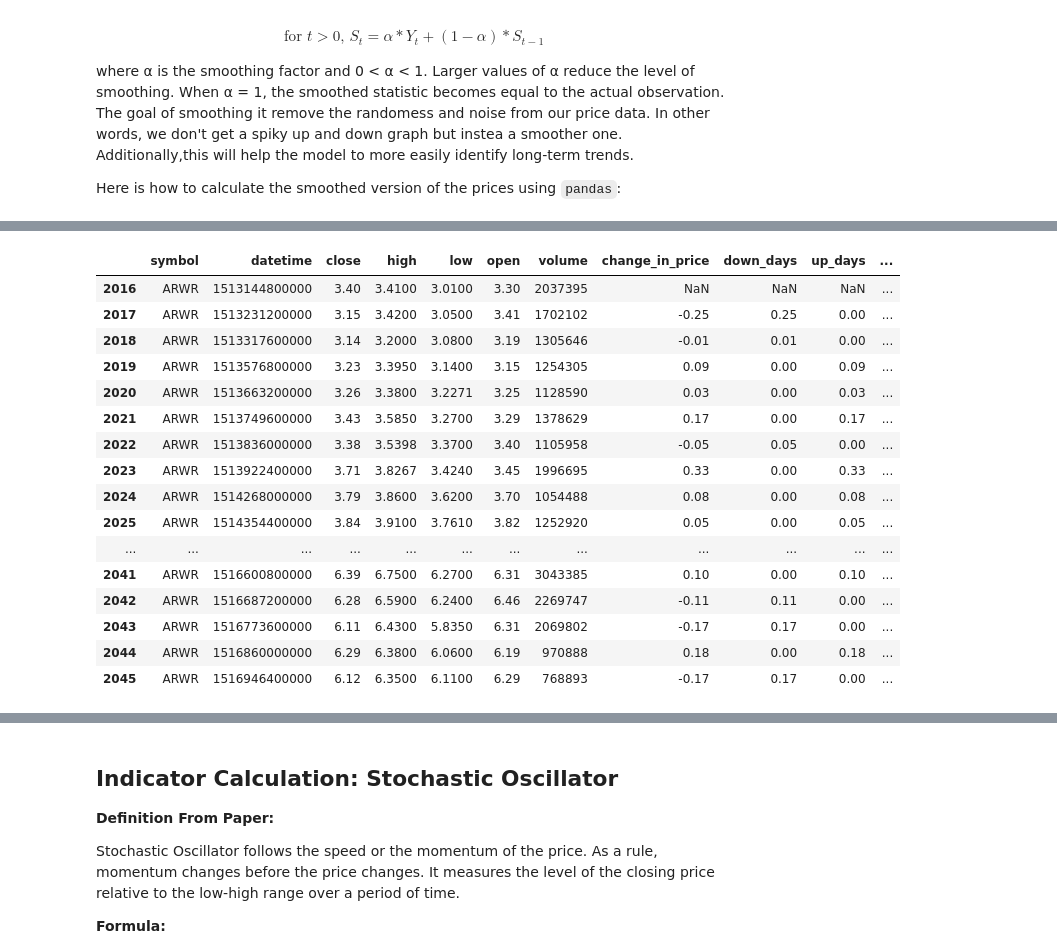
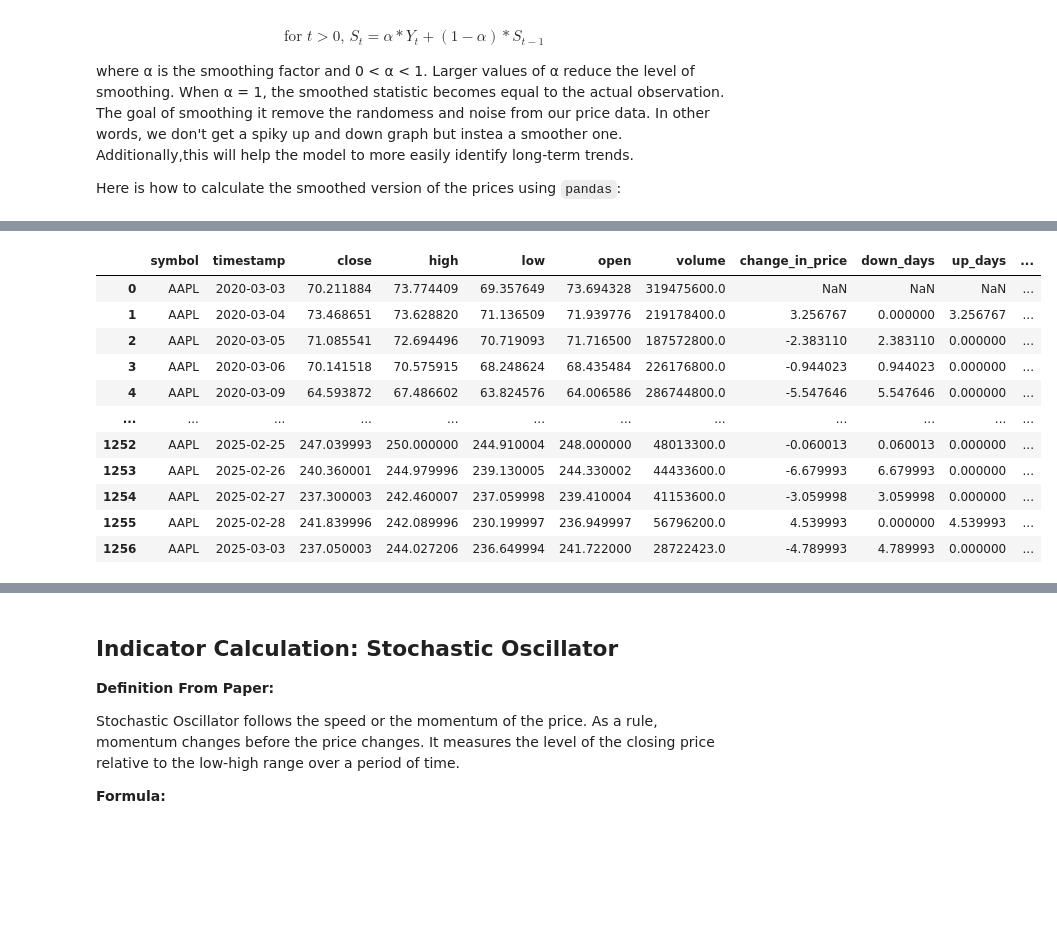
Before and after one commit to HarveerDeol/Stock_analysis, a Jupyter notebook: random_forest_price_prediction.ipynb, the cells around one changed output, grey strips where cells are left out. Cells and saved outputs as stored; diff of their text form; code cells hidden in the pictures; blank space fills up the shorter version.

```diff
--- a/random_forest_price_prediction.ipynb
+++ b/random_forest_price_prediction.ipynb
@@ -136,6 +135,8 @@ def candle_plot(stock):
 
     return price_data
 
-candle_plot('AAPL')
+price_data = candle_plot('AAPL')
+
+price_data
 # %% [output]
 |  | symbol | timestamp | close | high | low | open | volume | change_in_price |
@@ -184,9 +154,0 @@ After doing that, we can filter those `NaN` values; we should only have 5.
-# %%
-# identify rows where the symbol changes
-mask = price_data['symbol'] != price_data['symbol'].shift(1)
-
-# For those rows, let's make the value null
-price_data['change_in_price'] = np.where(mask == True, np.nan, price_data['change_in_price'])
-
-# print the rows that have a null value, should only be 5
-price_data[price_data.isna().any(axis = 1)]
@@ -308,53 +228,51 @@ From this point forward, a lot of the calculations will be mostly the same but o
 
 Now there might be a few extra steps in between, but the general idea is the same across each indicator. Now for the RSI indicator, I need to identify the up days and down days. Well, lucky for us, we already have the `change_in_price ` column, so we can use a condition that will set the value to 0 if the price went up for down days and vice versa for up days. After that, I need to make sure I have the absolute values for down days, or else the calculation won't be correct, so I modify that column and then calculate the EMA of both the Up and Down columns. Finally, I calculate the Relative strength metric and pass that through to the RSI calculation.
 # %%
-# Calculate the 14 day RSI
-n = 14
+def calc_RSI(price_data):
+    n = 14
 
-# First make a copy of the data frame twice
-up_df, down_df = price_data[['symbol','change_in_price']].copy(), price_data[['symbol','change_in_price']].copy()
+    # First make a copy of the data frame twice
+    up_df, down_df = price_data[['symbol','change_in_price']].copy(), price_data[['symbol','change_in_price']].copy()
 
-# For up days, if the change is less than 0 set to 0.
-up_df.loc['change_in_price'] = up_df.loc[(up_df['change_in_price'] < 0), 'change_in_price'] = 0
+    # For up days, if the change is less than 0 set to 0.
+    up_df.loc['change_in_price'] = up_df.loc[(up_df['change_in_price'] < 0), 'change_in_price'] = 0
 
-# For down days, if the change is greater than 0 set to 0.
-down_df.loc['change_in_price'] = down_df.loc[(down_df['change_in_price'] > 0), 'change_in_price'] = 0
+    # For down days, if the change is greater than 0 set to 0.
+    down_df.loc['change_in_price'] = down_df.loc[(down_df['change_in_price'] > 0), 'change_in_price'] = 0
 
-# We need change in price to be absolute.
-down_df['change_in_price'] = down_df['change_in_price'].abs()
+    # We need change in price to be absolute.
+    down_df['change_in_price'] = down_df['change_in_price'].abs()
 
-# Calculate the EWMA (Exponential Weighted Moving Average), meaning older values are given less weight compared to newer values.
-ewma_up = up_df.groupby('symbol')['change_in_price'].transform(lambda x: x.ewm(span = n).mean())
-ewma_down = down_df.groupby('symbol')['change_in_price'].transform(lambda x: x.ewm(span = n).mean())
+    # Calculate the EWMA (Exponential Weighted Moving Average), meaning older values are given less weight compared to newer values.
+    ewma_up = up_df.groupby('symbol')['change_in_price'].transform(lambda x: x.ewm(span = n).mean())
+    ewma_down = down_df.groupby('symbol')['change_in_price'].transform(lambda x: x.ewm(span = n).mean())
 
-# Calculate the Relative Strength
-relative_strength = ewma_up / ewma_down
+    # Calculate the Relative Strength
+    relative_strength = ewma_up / ewma_down
 
-# Calculate the Relative Strength Index
-relative_strength_index = 100.0 - (100.0 / (1.0 + relative_strength))
+    # Calculate the Relative Strength Index
+    relative_strength_index = 100.0 - (100.0 / (1.0 + relative_strength))
 
-# Add the info to the data frame.
-price_data['down_days'] = down_df['change_in_price']
-price_data['up_days'] = up_df['change_in_price']
-price_data['RSI'] = relative_strength_index
+    # Add the info to the data frame.
+    price_data['down_days'] = down_df['change_in_price']
+    price_data['up_days'] = up_df['change_in_price']
+    price_data['RSI'] = relative_strength_index
 
-# Display the head.
-price_data.head(30)
+    return price_data
+
+price_data = calc_RSI(price_data)
+
+price_data
 # %% [output]
-|  | symbol | datetime | close | high | low | open | volume | change_in_price | down_days | up_days | ... |
-| 2016 | ARWR | 1513144800000 | 3.40 | 3.4100 | 3.0100 | 3.30 | 2037395 | NaN | NaN | NaN | ... |
-| 2017 | ARWR | 1513231200000 | 3.15 | 3.4200 | 3.0500 | 3.41 | 1702102 | -0.25 | 0.25 | 0.00 | ... |
-| 2018 | ARWR | 1513317600000 | 3.14 | 3.2000 | 3.0800 | 3.19 | 1305646 | -0.01 | 0.01 | 0.00 | ... |
-| 2019 | ARWR | 1513576800000 | 3.23 | 3.3950 | 3.1400 | 3.15 | 1254305 | 0.09 | 0.00 | 0.09 | ... |
-| 2020 | ARWR | 1513663200000 | 3.26 | 3.3800 | 3.2271 | 3.25 | 1128590 | 0.03 | 0.00 | 0.03 | ... |
-| 2021 | ARWR | 1513749600000 | 3.43 | 3.5850 | 3.2700 | 3.29 | 1378629 | 0.17 | 0.00 | 0.17 | ... |
-| 2022 | ARWR | 1513836000000 | 3.38 | 3.5398 | 3.3700 | 3.40 | 1105958 | -0.05 | 0.05 | 0.00 | ... |
-| 2023 | ARWR | 1513922400000 | 3.71 | 3.8267 | 3.4240 | 3.45 | 1996695 | 0.33 | 0.00 | 0.33 | ... |
-| 2024 | ARWR | 1514268000000 | 3.79 | 3.8600 | 3.6200 | 3.70 | 1054488 | 0.08 | 0.00 | 0.08 | ... |
-| 2025 | ARWR | 1514354400000 | 3.84 | 3.9100 | 3.7610 | 3.82 | 1252920 | 0.05 | 0.00 | 0.05 | ... |
+|  | symbol | timestamp | close | high | low | open | volume | change_in_price | down_days | up_days | ... |
+| 0 | AAPL | 2020-03-03 | 70.211884 | 73.774409 | 69.357649 | 73.694328 | 319475600.0 | NaN | NaN | NaN | ... |
+| 1 | AAPL | 2020-03-04 | 73.468651 | 73.628820 | 71.136509 | 71.939776 | 219178400.0 | 3.256767 | 0.000000 | 3.256767 | ... |
+| 2 | AAPL | 2020-03-05 | 71.085541 | 72.694496 | 70.719093 | 71.716500 | 187572800.0 | -2.383110 | 2.383110 | 0.000000 | ... |
+| 3 | AAPL | 2020-03-06 | 70.141518 | 70.575915 | 68.248624 | 68.435484 | 226176800.0 | -0.944023 | 0.944023 | 0.000000 | ... |
+| 4 | AAPL | 2020-03-09 | 64.593872 | 67.486602 | 63.824576 | 64.006586 | 286744800.0 | -5.547646 | 5.547646 | 0.000000 | ... |
 | ... | ... | ... | ... | ... | ... | ... | ... | ... | ... | ... | ... |
-| 2041 | ARWR | 1516600800000 | 6.39 | 6.7500 | 6.2700 | 6.31 | 3043385 | 0.10 | 0.00 | 0.10 | ... |
-| 2042 | ARWR | 1516687200000 | 6.28 | 6.5900 | 6.2400 | 6.46 | 2269747 | -0.11 | 0.11 | 0.00 | ... |
-| 2043 | ARWR | 1516773600000 | 6.11 | 6.4300 | 5.8350 | 6.31 | 2069802 | -0.17 | 0.17 | 0.00 | ... |
-| 2044 | ARWR | 1516860000000 | 6.29 | 6.3800 | 6.0600 | 6.19 | 970888 | 0.18 | 0.00 | 0.18 | ... |
-| 2045 | ARWR | 1516946400000 | 6.12 | 6.3500 | 6.1100 | 6.29 | 768893 | -0.17 | 0.17 | 0.00 | ... |
+| 1252 | AAPL | 2025-02-25 | 247.039993 | 250.000000 | 244.910004 | 248.000000 | 48013300.0 | -0.060013 | 0.060013 | 0.000000 | ... |
+| 1253 | AAPL | 2025-02-26 | 240.360001 | 244.979996 | 239.130005 | 244.330002 | 44433600.0 | -6.679993 | 6.679993 | 0.000000 | ... |
+| 1254 | AAPL | 2025-02-27 | 237.300003 | 242.460007 | 237.059998 | 239.410004 | 41153600.0 | -3.059998 | 3.059998 | 0.000000 | ... |
+| 1255 | AAPL | 2025-02-28 | 241.839996 | 242.089996 | 230.199997 | 236.949997 | 56796200.0 | 4.539993 | 0.000000 | 4.539993 | ... |
+| 1256 | AAPL | 2025-03-03 | 237.050003 | 244.027206 | 236.649994 | 241.722000 | 28722423.0 | -4.789993 | 4.789993 | 0.000000 | ... |
```
Also changed, not shown: parts of 23 cells of this notebook.
